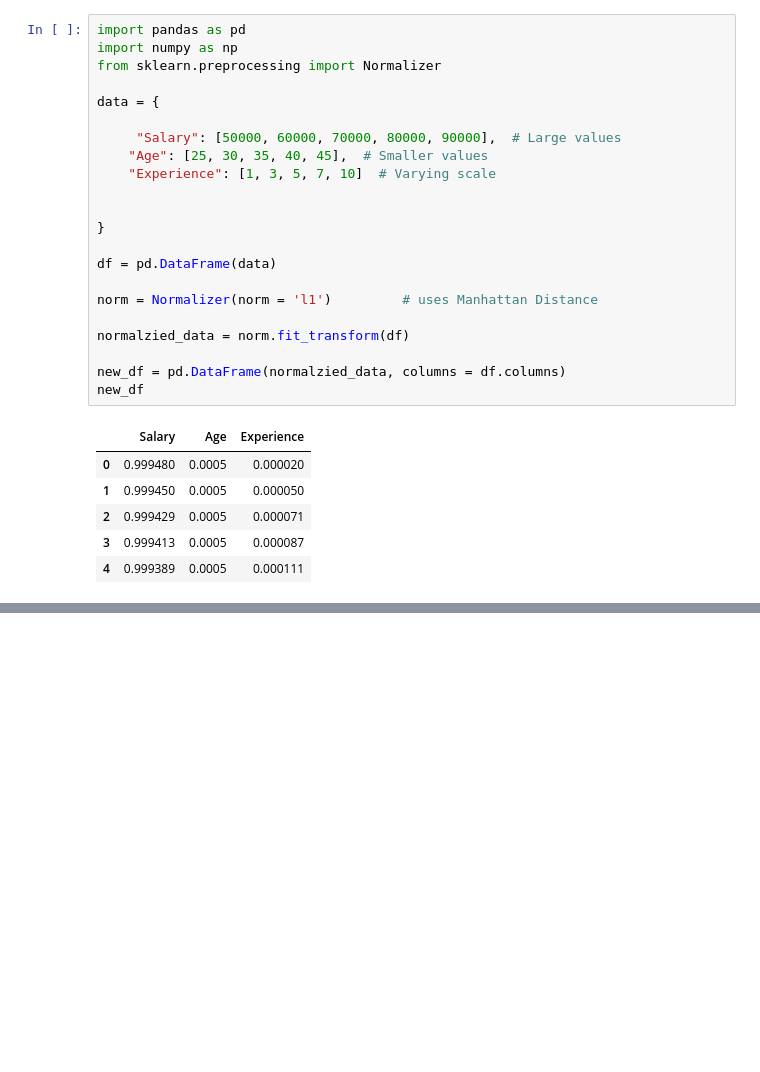
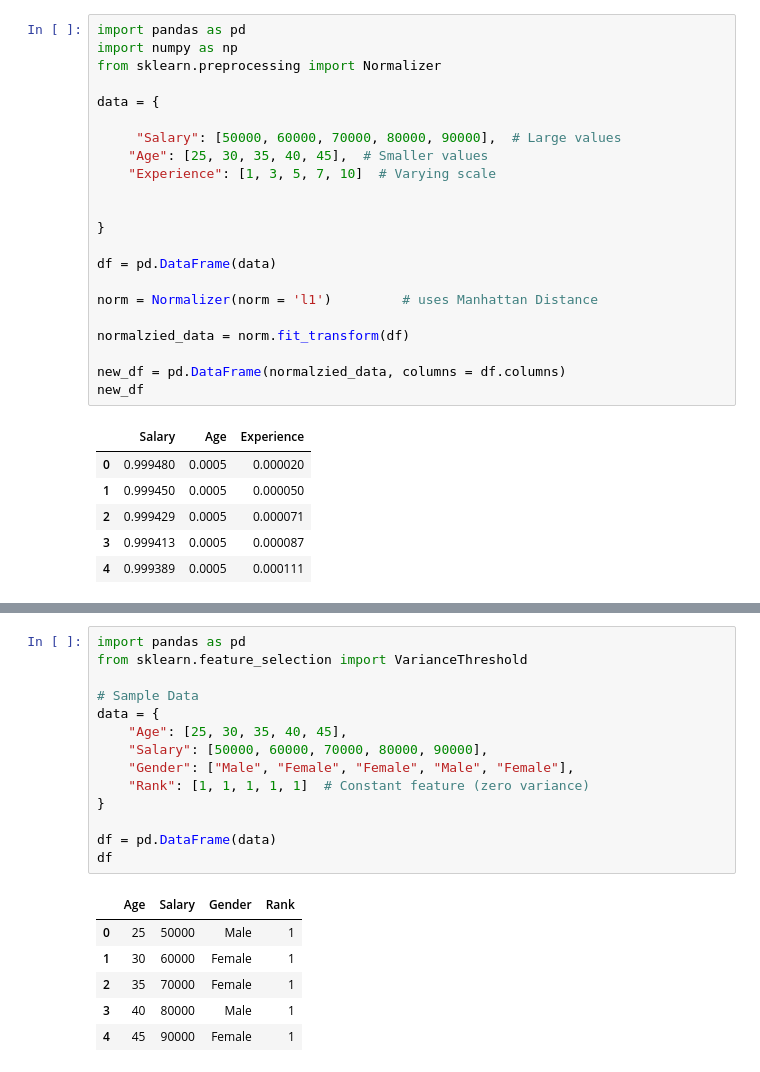
Before and after one commit to Aharv123/Week2-DataScience, a Jupyter notebook: scikit-learn/scikit-learn.ipynb, the cells around one changed output, grey strips where cells are left out. Saved outputs shown, nothing was run; the diff lists cells and outputs as text; blank space fills up the shorter version.

```diff
--- a/scikit-learn/scikit-learn.ipynb
+++ b/scikit-learn/scikit-learn.ipynb
@@ -1112,0 +1169,21 @@ new_df
+# %%
+import pandas as pd
+from sklearn.feature_selection import VarianceThreshold
+
+# Sample Data
+data = {
+    "Age": [25, 30, 35, 40, 45],
+    "Salary": [50000, 60000, 70000, 80000, 90000],
+    "Gender": ["Male", "Female", "Female", "Male", "Female"],
+    "Rank": [1, 1, 1, 1, 1]  # Constant feature (zero variance)
+}
+
+df = pd.DataFrame(data)
+df
+# %% [output]
+|  | Age | Salary | Gender | Rank |
+| 0 | 25 | 50000 | Male | 1 |
+| 1 | 30 | 60000 | Female | 1 |
+| 2 | 35 | 70000 | Female | 1 |
+| 3 | 40 | 80000 | Male | 1 |
+| 4 | 45 | 90000 | Female | 1 |
```
Also changed, not shown: parts of 8 cells of this notebook.
